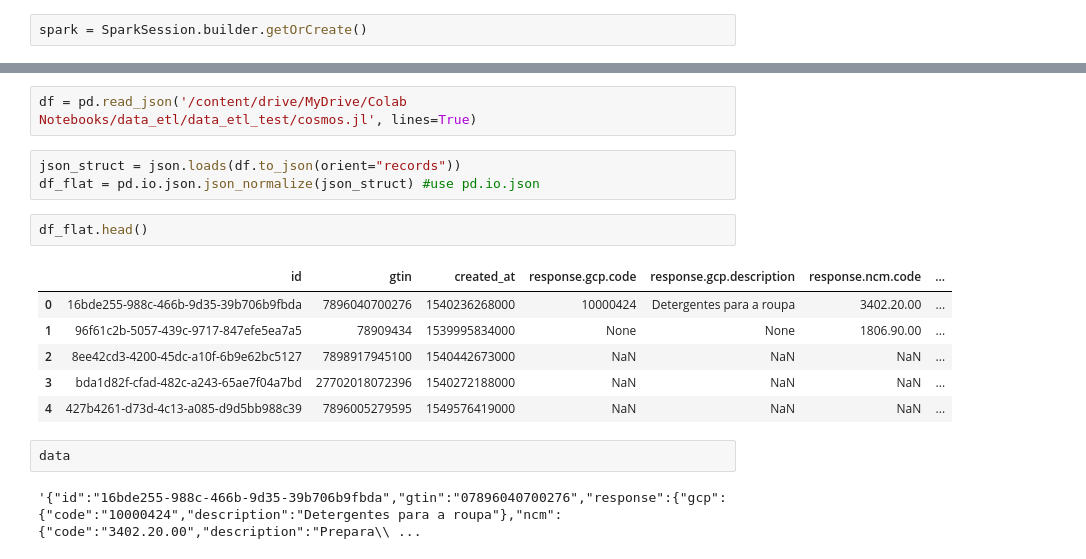
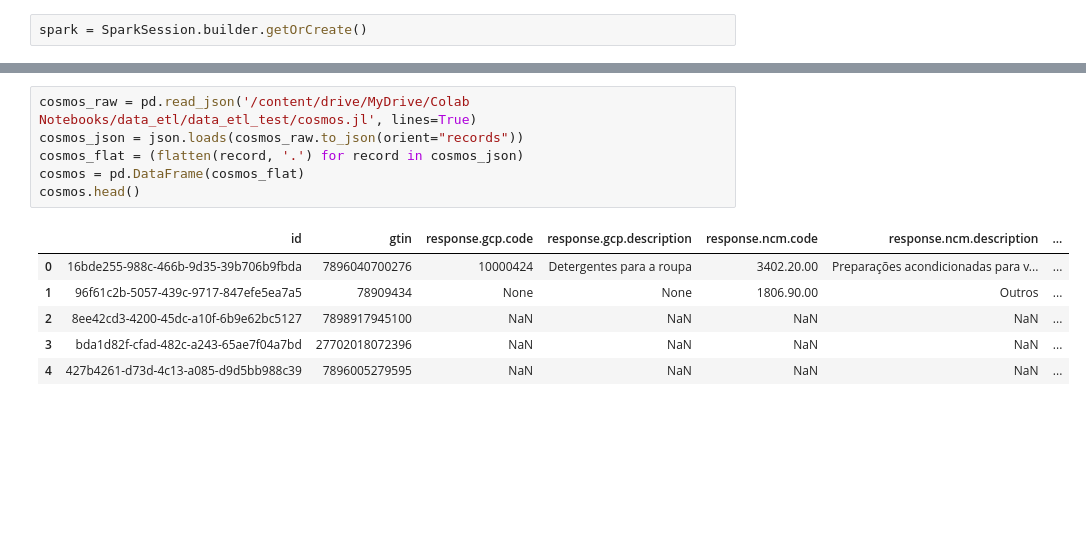
Before and after one commit to pedroafleite/data-etl, a Jupyter notebook: data_etl.ipynb, the cells around one changed output, grey strips where cells are left out. Drawn from its saved outputs; the diff is of its cells as text; blank space fills up the shorter version.

```diff
--- a/data_etl.ipynb
+++ b/data_etl.ipynb
@@ -27,18 +82,13 @@ spark = SparkSession.builder.getOrCreate()
 # %%
-df = pd.read_json('/content/drive/MyDrive/Colab Notebooks/data_etl/data_etl_test/cosmos.jl', lines=True)
+cosmos_raw = pd.read_json('/content/drive/MyDrive/Colab Notebooks/data_etl/data_etl_test/cosmos.jl', lines=True)
+cosmos_json = json.loads(cosmos_raw.to_json(orient="records"))
+cosmos_flat = (flatten(record, '.') for record in cosmos_json)
+cosmos = pd.DataFrame(cosmos_flat)
+cosmos.head()
+# %% [output]
+|  | id | gtin | response.gcp.code | response.gcp.description | response.ncm.code | response.ncm.description | ... |
+| 0 | 16bde255-988c-466b-9d35-39b706b9fbda | 7896040700276 | 10000424 | Detergentes para a roupa | 3402.20.00 | Preparações acondicionadas para v... | ... |
+| 1 | 96f61c2b-5057-439c-9717-847efe5ea7a5 | 78909434 | None | None | 1806.90.00 | Outros | ... |
+| 2 | 8ee42cd3-4200-45dc-a10f-6b9e62bc5127 | 7898917945100 | NaN | NaN | NaN | NaN | ... |
+| 3 | bda1d82f-cfad-482c-a243-65ae7f04a7bd | 27702018072396 | NaN | NaN | NaN | NaN | ... |
+| 4 | 427b4261-d73d-4c13-a085-d9d5bb988c39 | 7896005279595 | NaN | NaN | NaN | NaN | ... |
-# %%
-json_struct = json.loads(df.to_json(orient="records"))
-df_flat = pd.io.json.json_normalize(json_struct) #use pd.io.json
-# %%
-df_flat.head()
-# %% [output]
-|  | id | gtin | created_at | response.gcp.code | response.gcp.description | response.ncm.code | ... |
-| 0 | 16bde255-988c-466b-9d35-39b706b9fbda | 7896040700276 | 1540236268000 | 10000424 | Detergentes para a roupa | 3402.20.00 | ... |
-| 1 | 96f61c2b-5057-439c-9717-847efe5ea7a5 | 78909434 | 1539995834000 | None | None | 1806.90.00 | ... |
-| 2 | 8ee42cd3-4200-45dc-a10f-6b9e62bc5127 | 7898917945100 | 1540442673000 | NaN | NaN | NaN | ... |
-| 3 | bda1d82f-cfad-482c-a243-65ae7f04a7bd | 27702018072396 | 1540272188000 | NaN | NaN | NaN | ... |
-| 4 | 427b4261-d73d-4c13-a085-d9d5bb988c39 | 7896005279595 | 1549576419000 | NaN | NaN | NaN | ... |
-# %%
-data
-# %% [output]
-'{"id":"16bde255-988c-466b-9d35-39b706b9fbda","gtin":"07896040700276","response":{"gcp":{"code":"10000424","description":"Detergentes para a roupa"},"ncm":{"code":"3402.20.00","description":"Prepara\\ ...
```
Also changed, not shown: parts of 12 cells of this notebook.
